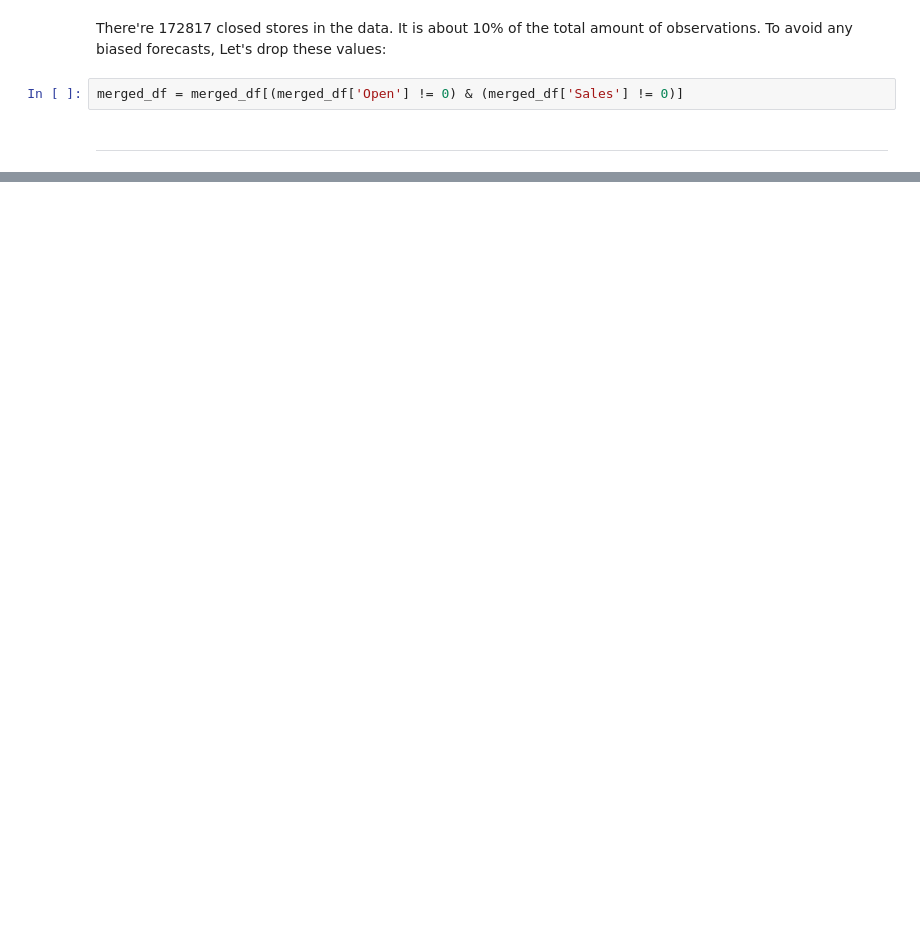
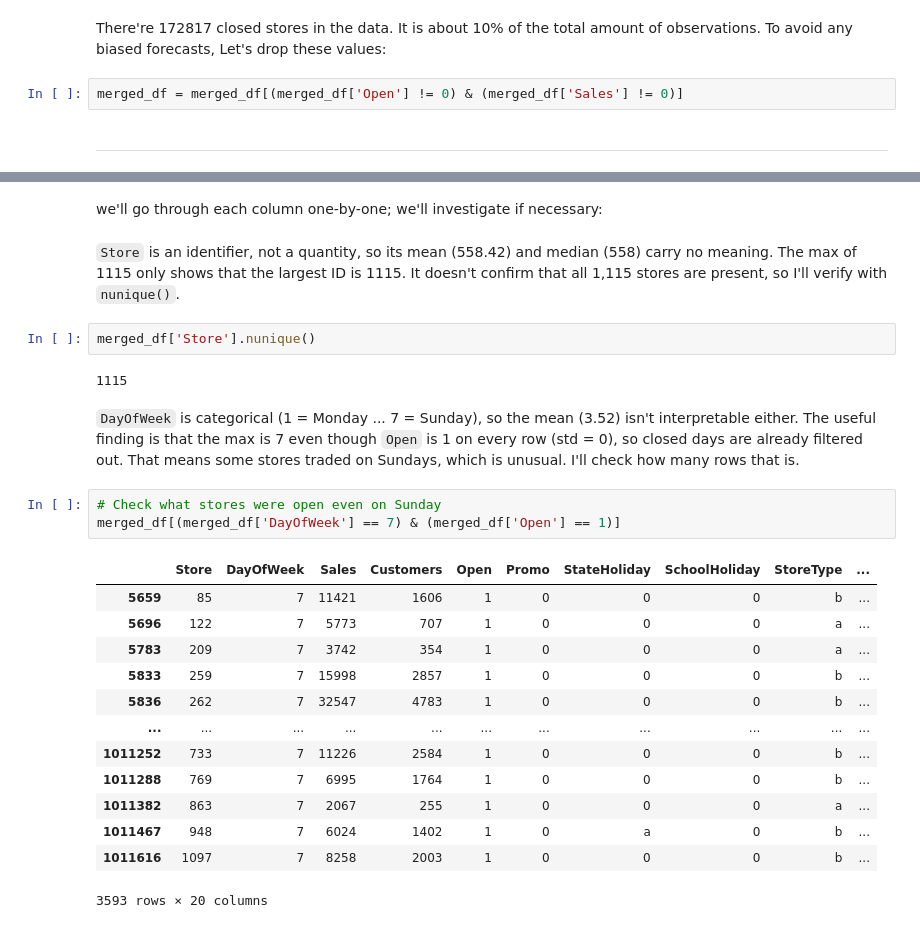
Before and after one commit to clayniranjan-web/rossmann-sales-forecasting, a Jupyter notebook: 01_eda_cleaning.ipynb, the cells around one changed output, grey strips where cells are left out. Saved outputs shown, nothing was run; the diff lists cells and outputs as text; blank space fills up the shorter version.

```diff
--- a/01_eda_cleaning.ipynb
+++ b/01_eda_cleaning.ipynb
@@ -287,3 +253,31 @@ merged_df.describe()
 | 50% | 558.000000 | 3.000000 | 6369.000000 | 676.000000 | 1.0 | 0.000000 | 0.000000 | 2330.000000 | ... |
 | 75% | 837.000000 | 5.000000 | 8360.000000 | 893.000000 | 1.0 | 1.000000 | 0.000000 | 6910.000000 | ... |
 | max | 1115.000000 | 7.000000 | 41551.000000 | 7388.000000 | 1.0 | 1.000000 | 1.000000 | 75860.000000 | ... |
+# %% [markdown]
+we'll go through each column one-by-one; we'll investigate if necessary:
+# %% [markdown]
+
+`Store` is an identifier, not a quantity, so its mean (558.42) and median (558) carry no meaning. The max of 1115 only shows that the largest ID is 1115. It doesn't confirm that all 1,115 stores are present, so I'll verify with `nunique()`.
+# %%
+merged_df['Store'].nunique()
+# %% [output]
+1115
+# %% [markdown]
+`DayOfWeek` is categorical (1 = Monday ... 7 = Sunday), so the mean (3.52) isn't interpretable either. The useful finding is that the max is 7 even though `Open` is 1 on every row (std = 0), so closed days are already filtered out. That means some stores traded on Sundays, which is unusual. I'll check how many rows that is.
+# %%
+# Check what stores were open even on Sunday
+merged_df[(merged_df['DayOfWeek'] == 7) & (merged_df['Open'] == 1)]
+# %% [output]
+|  | Store | DayOfWeek | Sales | Customers | Open | Promo | StateHoliday | SchoolHoliday | StoreType | ... |
+| 5659 | 85 | 7 | 11421 | 1606 | 1 | 0 | 0 | 0 | b | ... |
+| 5696 | 122 | 7 | 5773 | 707 | 1 | 0 | 0 | 0 | a | ... |
+| 5783 | 209 | 7 | 3742 | 354 | 1 | 0 | 0 | 0 | a | ... |
+| 5833 | 259 | 7 | 15998 | 2857 | 1 | 0 | 0 | 0 | b | ... |
+| 5836 | 262 | 7 | 32547 | 4783 | 1 | 0 | 0 | 0 | b | ... |
+| ... | ... | ... | ... | ... | ... | ... | ... | ... | ... | ... |
+| 1011252 | 733 | 7 | 11226 | 2584 | 1 | 0 | 0 | 0 | b | ... |
+| 1011288 | 769 | 7 | 6995 | 1764 | 1 | 0 | 0 | 0 | b | ... |
+| 1011382 | 863 | 7 | 2067 | 255 | 1 | 0 | 0 | 0 | a | ... |
+| 1011467 | 948 | 7 | 6024 | 1402 | 1 | 0 | a | 0 | b | ... |
+| 1011616 | 1097 | 7 | 8258 | 2003 | 1 | 0 | 0 | 0 | b | ... |
+3593 rows × 20 columns
```
Also changed, not shown: parts of 20 cells of this notebook.
